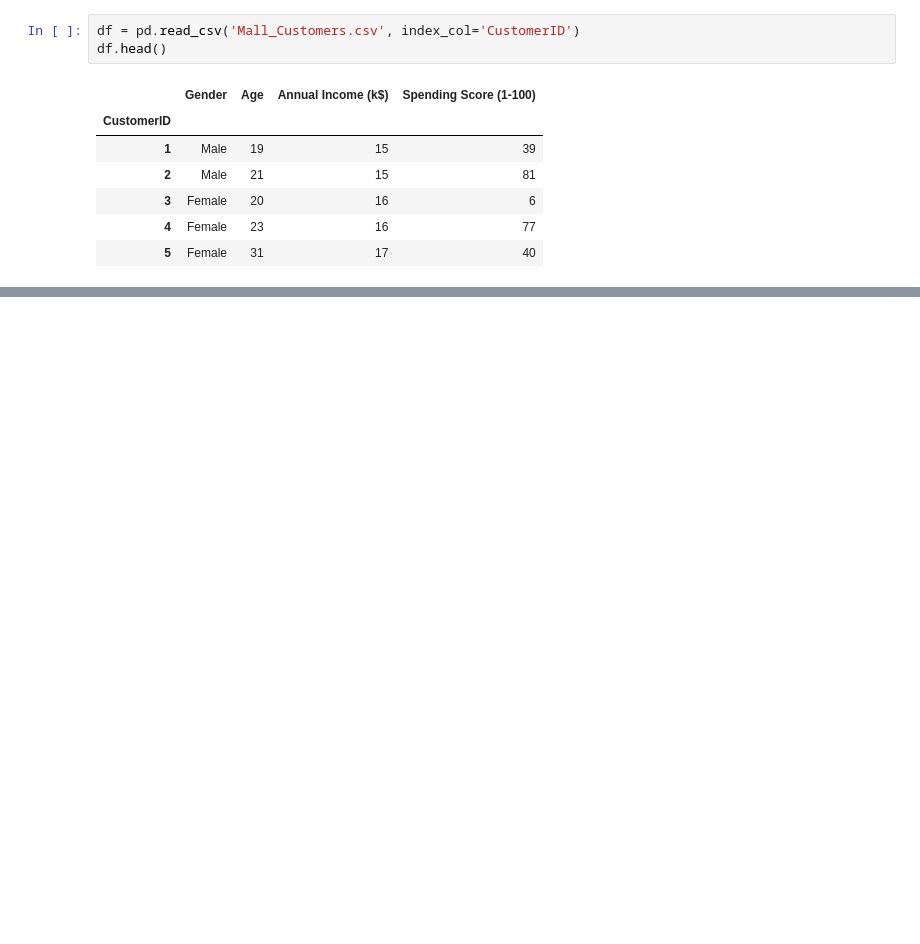
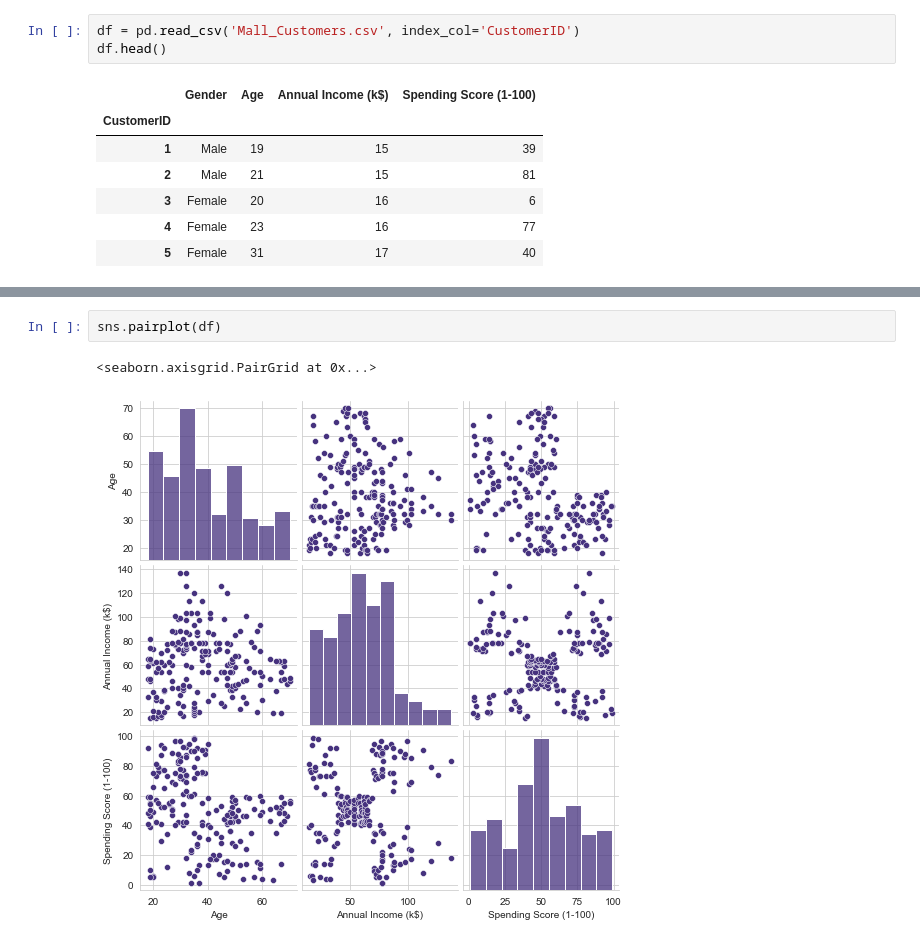
Before and after one commit to jafar-shodiq/mlearning-proj, a Jupyter notebook: project/mall-customer-segmentation/mall-market-basket.ipynb, the cells around one changed output, grey strips where cells are left out. Saved outputs shown, nothing was run; the diff lists cells and outputs as text; blank space fills up the shorter version.

```diff
--- a/project/mall-customer-segmentation/mall-market-basket.ipynb
+++ b/project/mall-customer-segmentation/mall-market-basket.ipynb
@@ -67,0 +79,5 @@ df.head()
+# %%
+sns.pairplot(df)
+# %% [output]
+<seaborn.axisgrid.PairGrid at 0x...>
+[figure, added]
```
Also changed, not shown: parts of 5 cells of this notebook.
